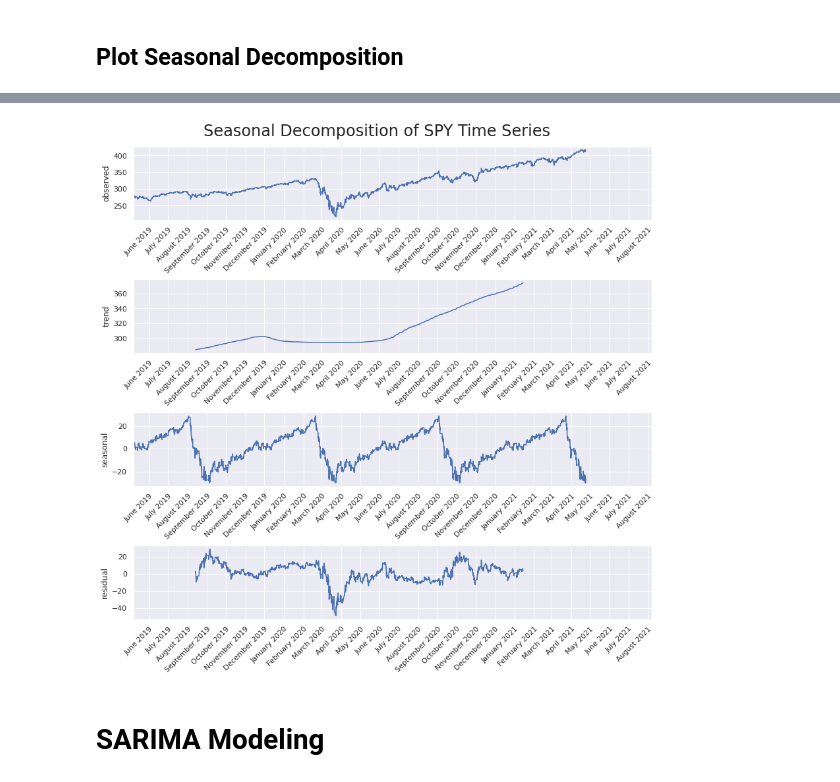
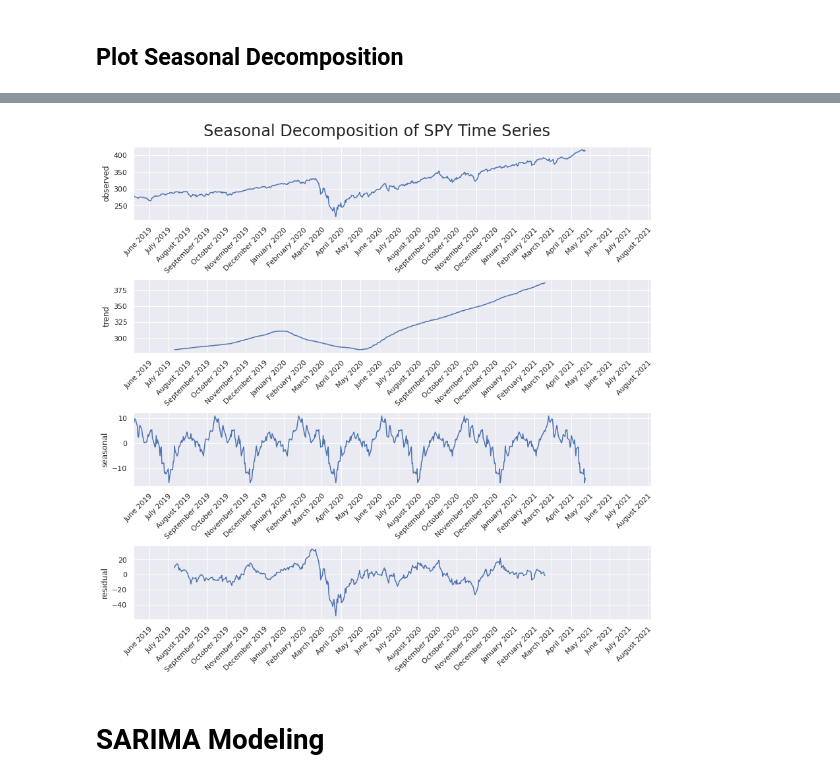
Before and after one commit to eggrollofchaos/i_spy_etf_price_predictions, a Jupyter notebook: code/spy_eda_colab.ipynb, the cells around one changed output, grey strips where cells are left out. Saved outputs shown, nothing was run; the diff lists cells and outputs as text; code cells hidden in the pictures.

```diff
--- a/code/spy_eda_colab.ipynb
+++ b/code/spy_eda_colab.ipynb
@@ -475,8 +469,8 @@ print(top)
 /content/gdrive/My Drive/Colab Notebooks/wax_capstone_project
 # %%
-plot_seasonal_decomposition(df.dropna(), 'SPY')
+plot_seasonal_decomposition(df.dropna(), 'SPY', round(365/4))
 # %% [output]
-[figure, old version]
+[figure, new version]
 # %% [markdown]
 # SARIMA Modeling
 # %%
```
Also changed, not shown: parts of 27 cells of this notebook, 2 other files.
